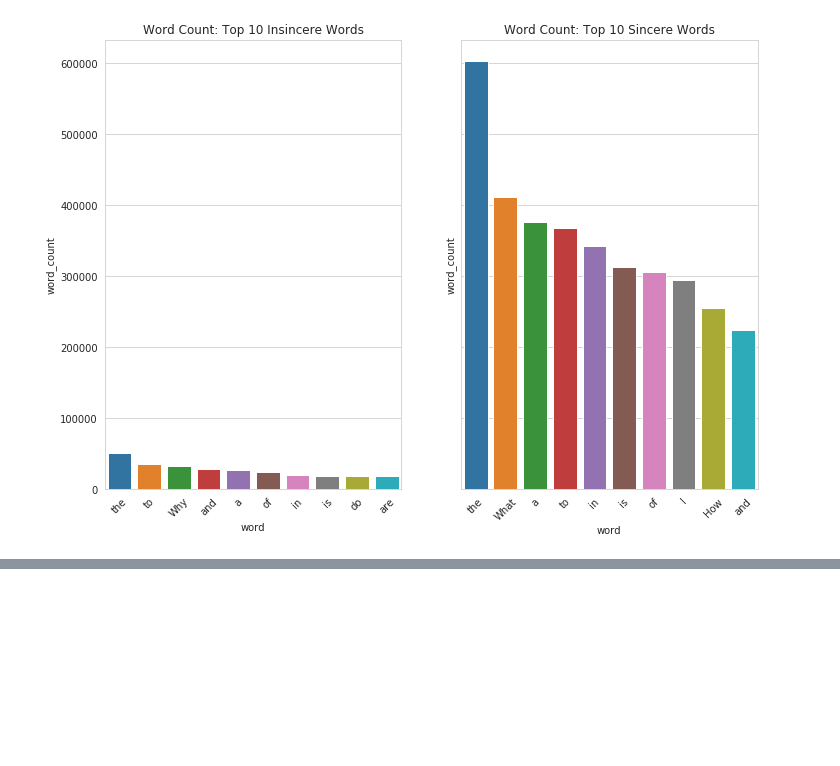
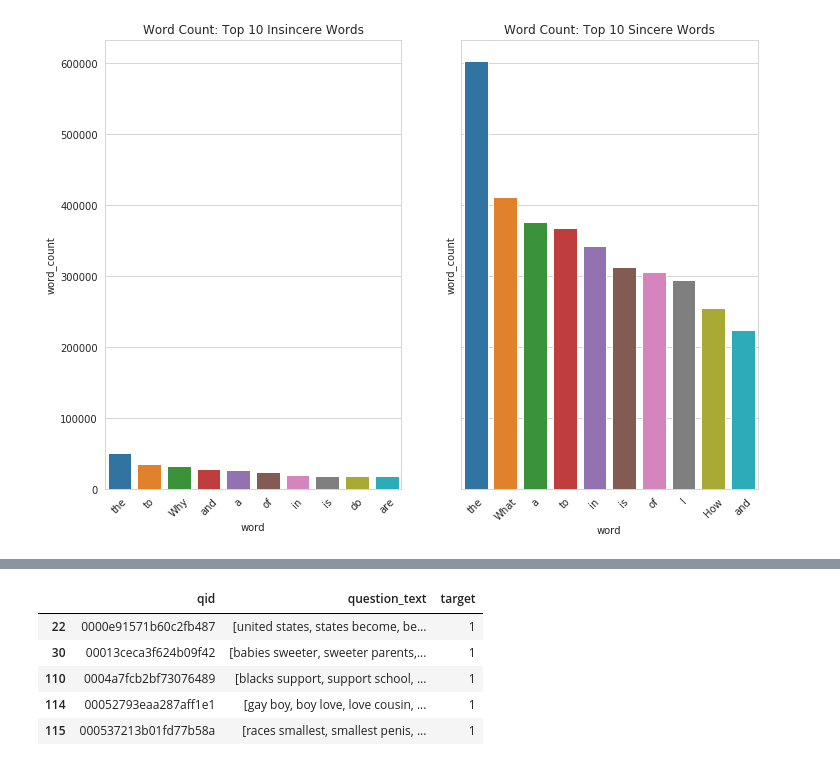
Before and after one commit to MrAHenning/kaggle, a Jupyter notebook: data_explorer.ipynb, the cells around one changed output, grey strips where cells are left out. Saved outputs shown, nothing was run; the diff lists cells and outputs as text; code cells hidden in the pictures; blank space fills up the shorter version.

```diff
--- a/data_explorer.ipynb
+++ b/data_explorer.ipynb
@@ -254,0 +293,9 @@ sincere['question_text_2gram'] = sincere['question_text'].apply(
+# %%
+insincere_grams_df.head()
+# %% [output]
+|  | qid | question_text | target |
+| 22 | 0000e91571b60c2fb487 | [united states, states become, be... | 1 |
+| 30 | 00013ceca3f624b09f42 | [babies sweeter, sweeter parents,... | 1 |
+| 110 | 0004a7fcb2bf73076489 | [blacks support, support school, ... | 1 |
+| 114 | 00052793eaa287aff1e1 | [gay boy, boy love, love cousin, ... | 1 |
+| 115 | 000537213b01fd77b58a | [races smallest, smallest penis, ... | 1 |
```
Also changed, not shown: parts of 15 cells of this notebook.
